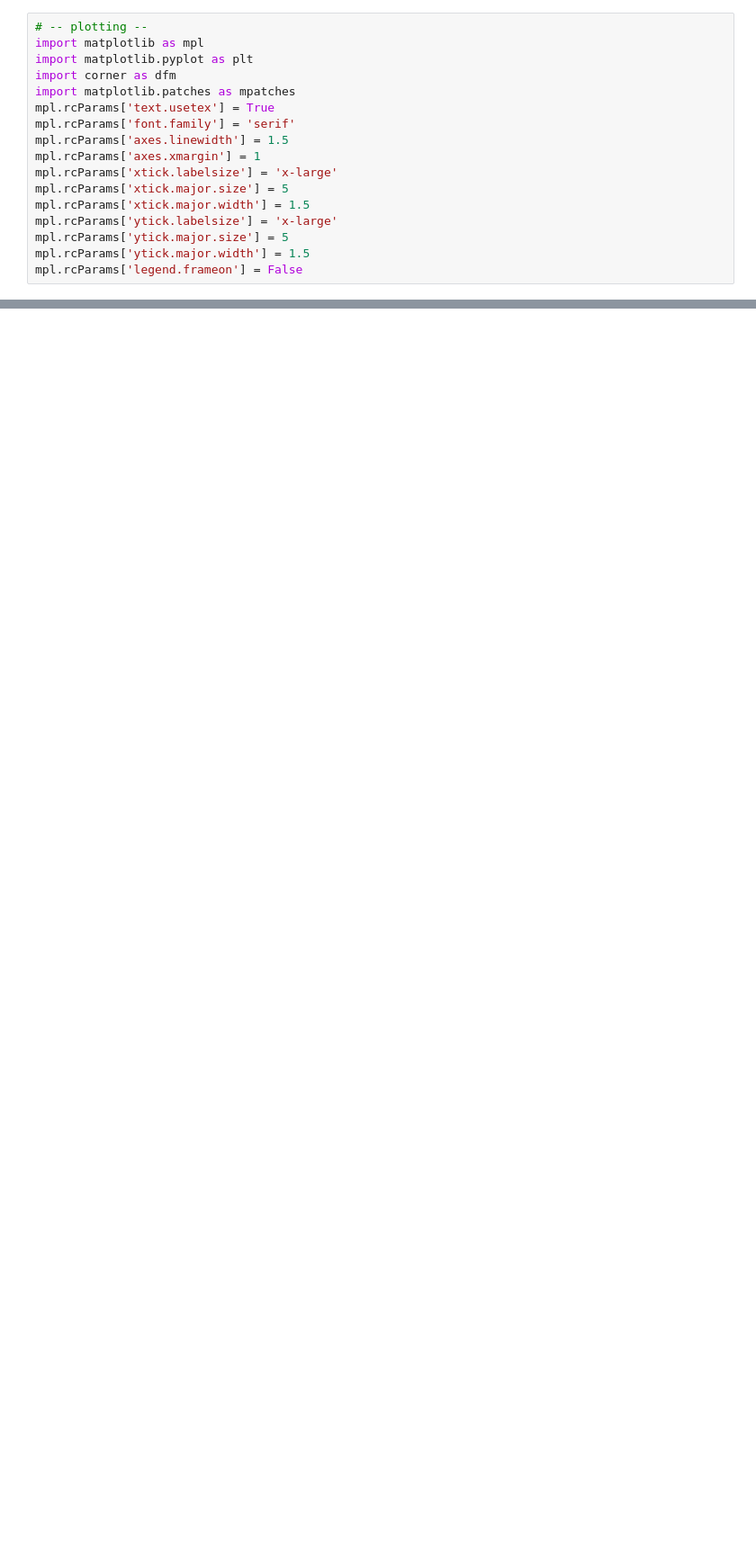
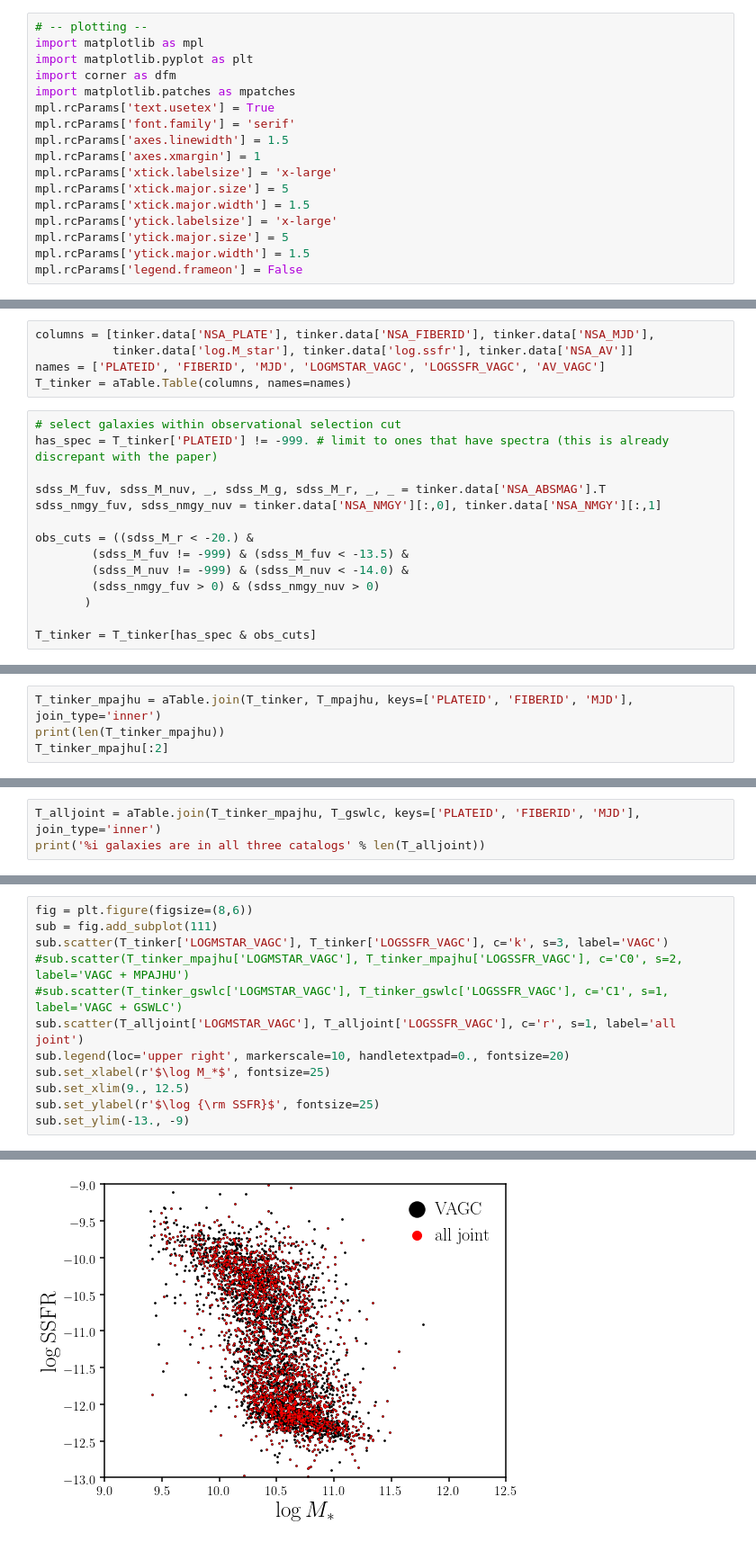
Before and after one commit to IQcollaboratory/galpopFM, a Jupyter notebook: nb/gswlc_sdss_Av.ipynb, the cells around one changed output, grey strips where cells are left out. Shown at 90% size. Cells and saved outputs as stored; diff of their text form; blank space fills up the shorter version.

```diff
--- a/nb/gswlc_sdss_Av.ipynb
+++ b/nb/gswlc_sdss_Av.ipynb
@@ -288,0 +91,19 @@ Text(11,-9.5,'MPA-JHU')
+# %%
+columns = [tinker.data['NSA_PLATE'], tinker.data['NSA_FIBERID'], tinker.data['NSA_MJD'],
+           tinker.data['log.M_star'], tinker.data['log.ssfr'], tinker.data['NSA_AV']]
+names = ['PLATEID', 'FIBERID', 'MJD', 'LOGMSTAR_VAGC', 'LOGSSFR_VAGC', 'AV_VAGC']
+T_tinker = aTable.Table(columns, names=names)
+# %%
+# select galaxies within observational selection cut
+has_spec = T_tinker['PLATEID'] != -999. # limit to ones that have spectra (this is already discrepant with the paper)
+
+sdss_M_fuv, sdss_M_nuv, _, sdss_M_g, sdss_M_r, _, _ = tinker.data['NSA_ABSMAG'].T
+sdss_nmgy_fuv, sdss_nmgy_nuv = tinker.data['NSA_NMGY'][:,0], tinker.data['NSA_NMGY'][:,1]
+
+obs_cuts = ((sdss_M_r < -20.) &
+        (sdss_M_fuv != -999) & (sdss_M_fuv < -13.5) &
+        (sdss_M_nuv != -999) & (sdss_M_nuv < -14.0) &
+        (sdss_nmgy_fuv > 0) & (sdss_nmgy_nuv > 0)
+       )
+
+T_tinker = T_tinker[has_spec & obs_cuts]
@@ -288,0 +135,4 @@ Text(11,-9.5,'MPA-JHU')
+# %%
+T_tinker_mpajhu = aTable.join(T_tinker, T_mpajhu, keys=['PLATEID', 'FIBERID', 'MJD'], join_type='inner')
+print(len(T_tinker_mpajhu))
+T_tinker_mpajhu[:2]
@@ -288,0 +146,3 @@ Text(11,-9.5,'MPA-JHU')
+# %%
+T_alljoint = aTable.join(T_tinker_mpajhu, T_gswlc, keys=['PLATEID', 'FIBERID', 'MJD'], join_type='inner')
+print('%i galaxies are in all three catalogs' % len(T_alljoint))
@@ -288,0 +151,13 @@ Text(11,-9.5,'MPA-JHU')
+# %%
+fig = plt.figure(figsize=(8,6))
+sub = fig.add_subplot(111)
+sub.scatter(T_tinker['LOGMSTAR_VAGC'], T_tinker['LOGSSFR_VAGC'], c='k', s=3, label='VAGC')
+#sub.scatter(T_tinker_mpajhu['LOGMSTAR_VAGC'], T_tinker_mpajhu['LOGSSFR_VAGC'], c='C0', s=2, label='VAGC + MPAJHU')
+#sub.scatter(T_tinker_gswlc['LOGMSTAR_VAGC'], T_tinker_gswlc['LOGSSFR_VAGC'], c='C1', s=1, label='VAGC + GSWLC')
+sub.scatter(T_alljoint['LOGMSTAR_VAGC'], T_alljoint['LOGSSFR_VAGC'], c='r', s=1, label='all joint')
+sub.legend(loc='upper right', markerscale=10, handletextpad=0., fontsize=20)
+sub.set_xlabel(r'$\log M_*$', fontsize=25)
+sub.set_xlim(9., 12.5)
+sub.set_ylabel(r'$\log {\rm SSFR}$', fontsize=25)
+sub.set_ylim(-13., -9)
+# %% [output]
@@ -288,0 +165 @@ Text(11,-9.5,'MPA-JHU')
+[figure, added]
```
Also changed, not shown: parts of 40 cells of this notebook.
